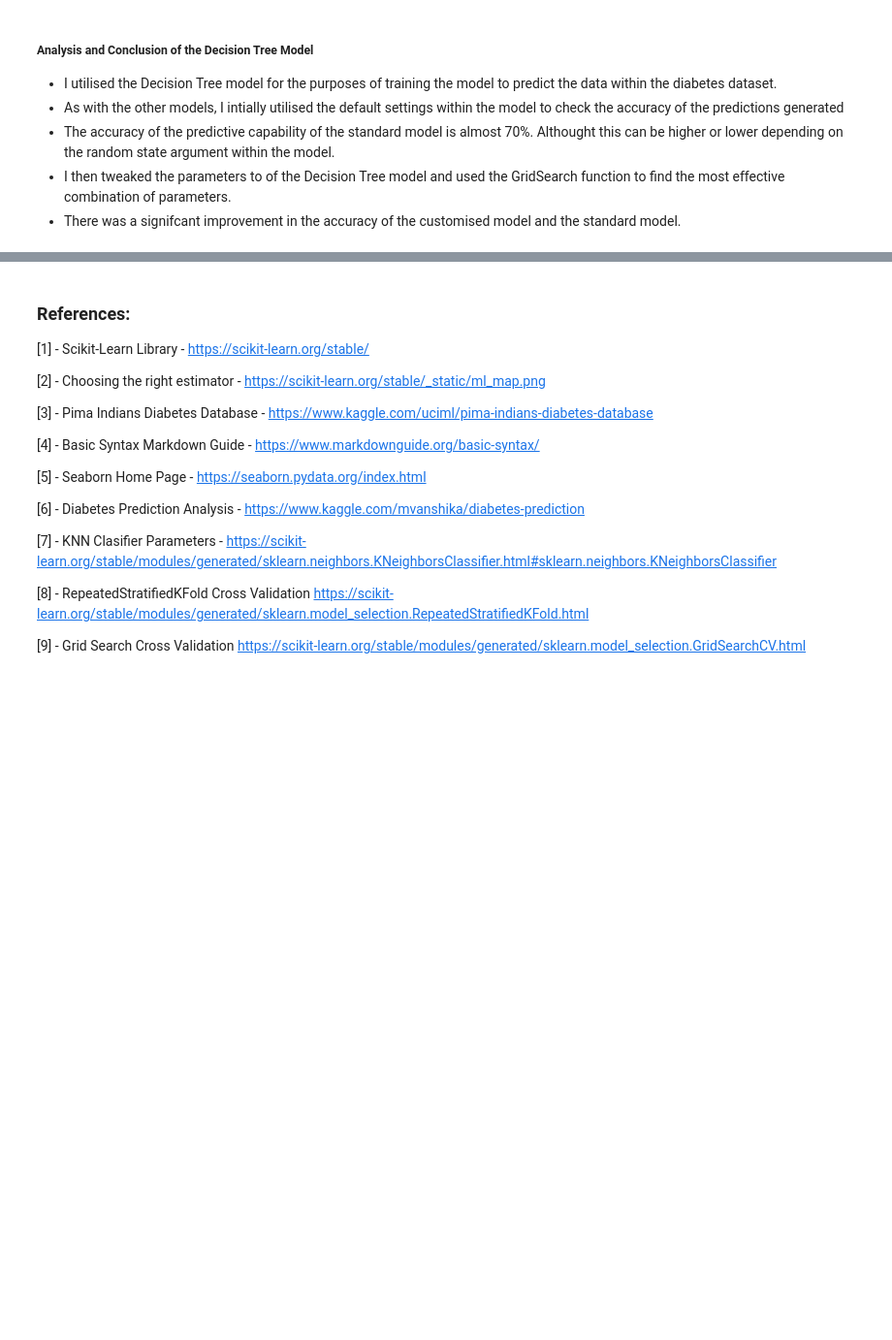
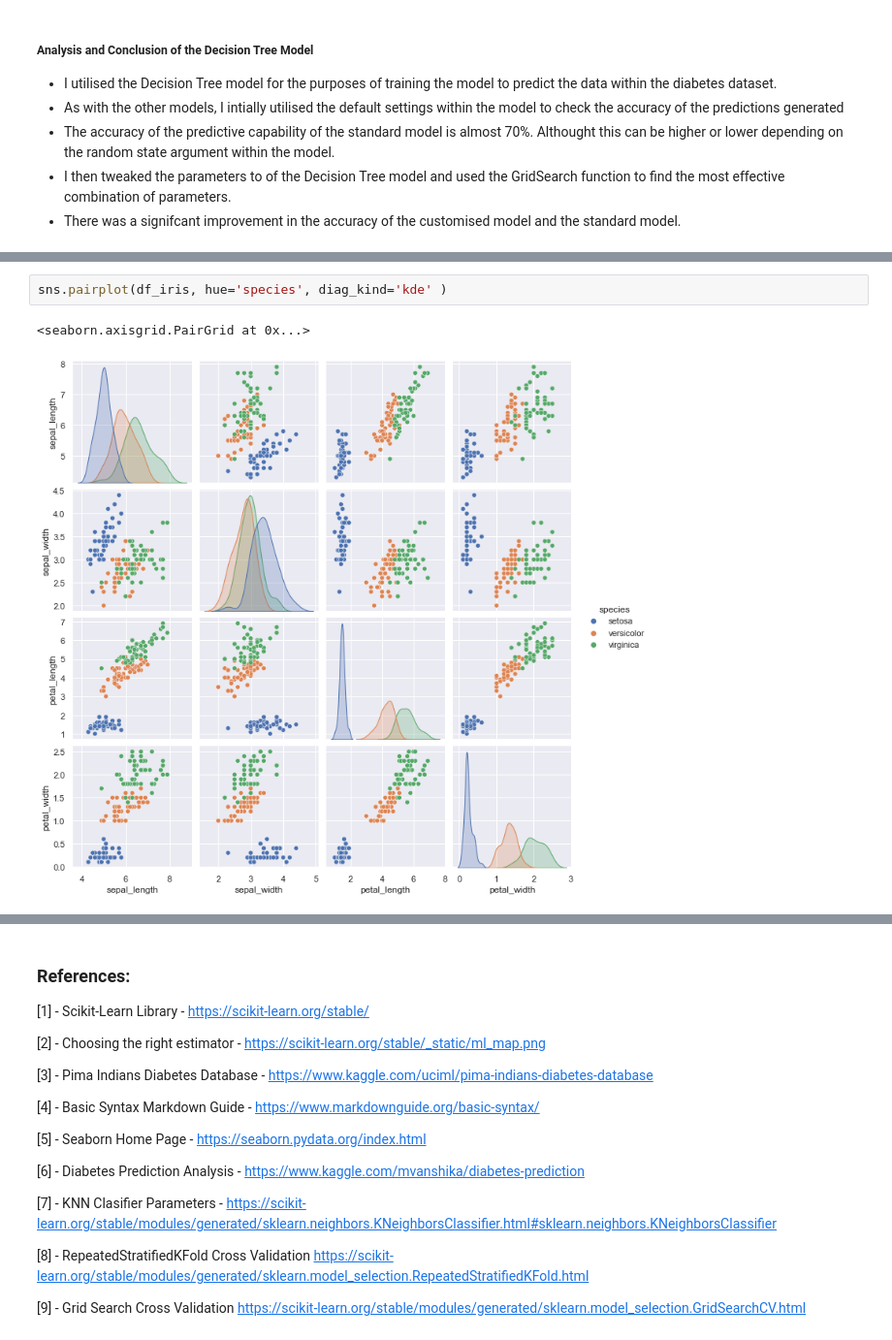
Before and after one commit to dssheldon/MLandStats-assignment-sds, a Jupyter notebook: scikit-learn.ipynb, the cells around one changed output, grey strips where cells are left out. Shown at 97% size. Cells and saved outputs as stored; diff of their text form; blank space fills up the shorter version.

```diff
--- a/scikit-learn.ipynb
+++ b/scikit-learn.ipynb
@@ -600,0 +649,5 @@ Next Steps:
+# %%
+sns.pairplot(df_iris, hue='species', diag_kind='kde' )
+# %% [output]
+<seaborn.axisgrid.PairGrid at 0x...>
+[figure, added]
```
Also changed, not shown: parts of 13 cells of this notebook.
